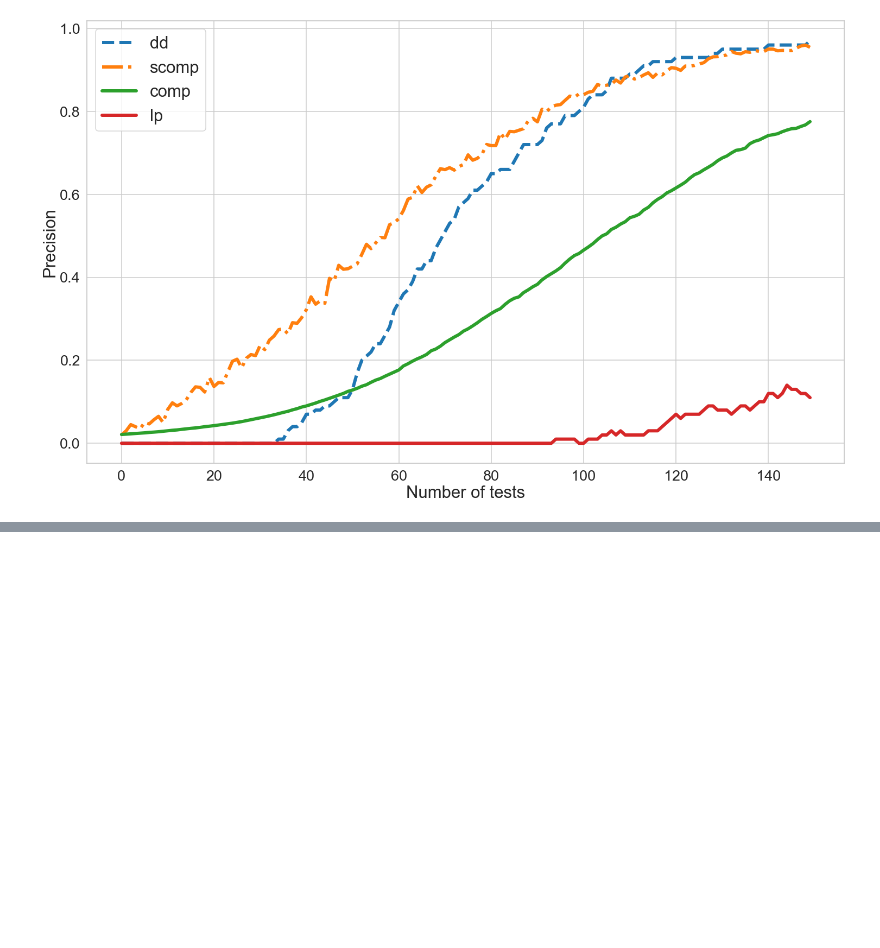
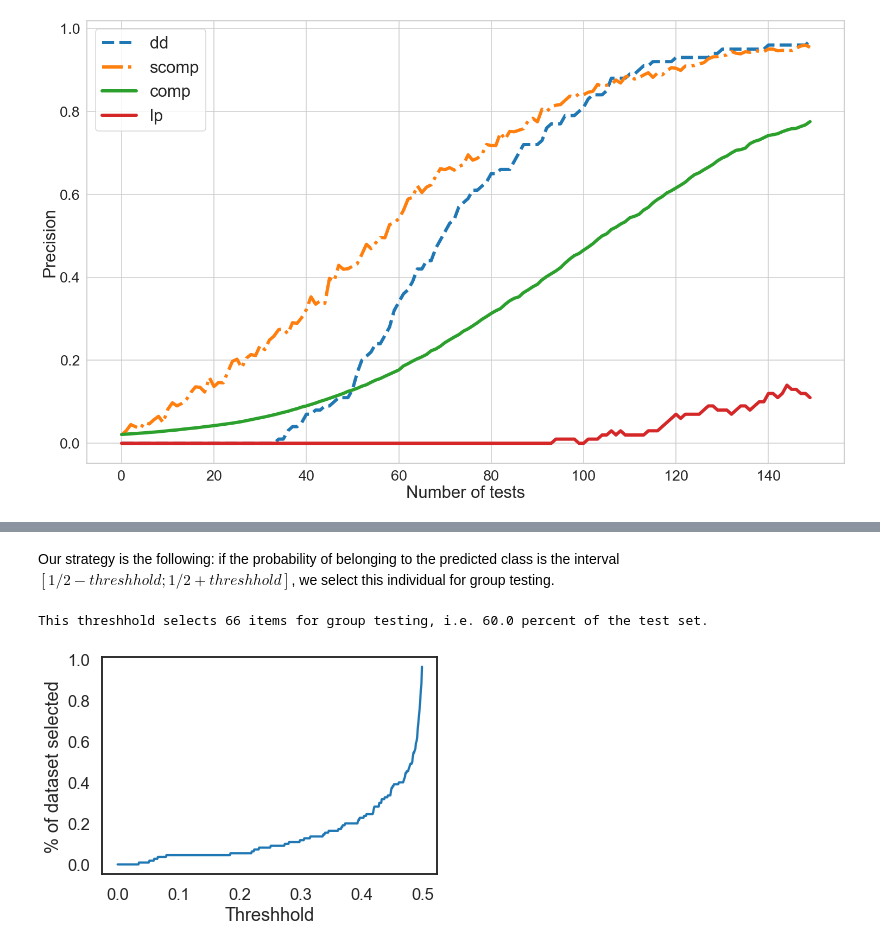
Before and after one commit to LinusBleistein/Group-testing-with-knowledge, a Jupyter notebook: Tests.ipynb, the cells around one changed output, grey strips where cells are left out. Cells and saved outputs as stored; diff of their text form; code cells hidden in the pictures; blank space fills up the shorter version.

```diff
--- a/Tests.ipynb
+++ b/Tests.ipynb
@@ -271,0 +274,14 @@ print(y_limited)
+# %%
+probas = clf.predict_proba(x_test)[:,0]
+
+predicted = clf.predict(x_test)
+
+length = len(x_test)
+
+data = np.concatenate((y_test.reshape(length,1),x_test,probas.reshape(length,1),predicted.reshape(length,1),predicted.reshape(length,1)),axis=1)
+
+data = data.reshape(length,6)
+
+df = pd.DataFrame(data,columns=['True status','Feature 1','Feature 2','Predicted probability','Predicted status','Rectified status'])
+
+print(df)
@@ -271,0 +306,28 @@ print(y_limited)
+# %% [markdown]
+Our strategy is the following: if the probability of belonging to the predicted class is the interval $[1/2 - threshhold;1/2+threshhold]$, we select this individual for group testing.
+# %%
+#Select all cases wich are close to the decision boundary
+
+threshhold = 0.49
+
+points = np.arange(0,0.5,1/1000)
+
+values=[]
+
+for point in points:
+
+    suspicious_cases = df[np.abs(df.iloc[:,3]-1/2) < point]
+
+    values.append(len(suspicious_cases)/len(y_test))
+
+suspicious_cases = df[np.abs(df.iloc[:,3]-1/2) < threshhold]
+
+print('This threshhold selects {} items for group testing, i.e. {} percent of the test set.'.format(len(suspicious_cases),100*len(suspicious_cases)/len(y_test)))
+
+plt.plot(points,values)
+plt.xlabel('Threshhold')
+plt.ylabel('% of dataset selected')
+plt.show()
+# %% [output]
+This threshhold selects 66 items for group testing, i.e. 60.0 percent of the test set.
+[figure, added]
```
Also changed, not shown: parts of 17 cells of this notebook.
